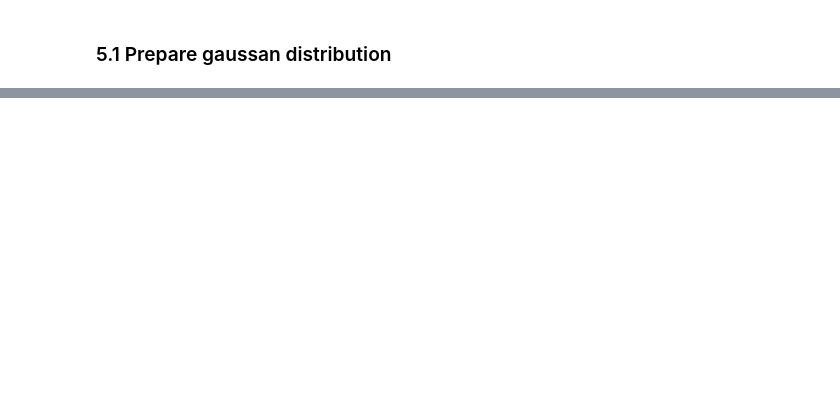
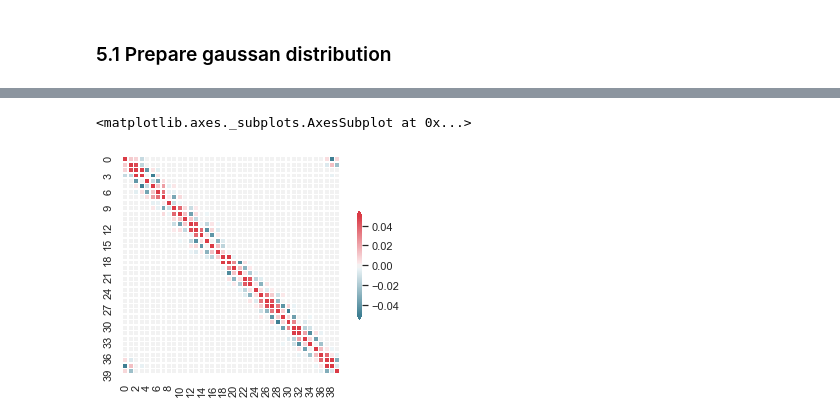
Before and after one commit to Toyo-Daichi/DA_basic, a Jupyter notebook: exp_view.ipynb, the cells around one changed output, grey strips where cells are left out. Drawn from its saved outputs; the diff is of its cells as text; code cells hidden in the pictures; blank space fills up the shorter version.

```diff
--- a/exp_view.ipynb
+++ b/exp_view.ipynb
@@ -214,3 +215,4 @@ obs_score = csv2list(obs_path).reshape(obs_timeshape, ny)
 num_kind = 1
 kf_anl_score = csv2list(path_kf).reshape(timeshape, nx)
 kf_anlinc_score = csv2list(path_kf_anlinc).reshape(obs_timeshape, nx)
+kf_errcov_score = csv2list(path_kf_errcov).reshape(obs_timeshape,nx,nx)
@@ -379,0 +462,18 @@ cross_corrdraw.legend(loc='upper right')
+# %%
+opt_time =  2
+errcov_mtx = kf_errcov_score[opt_time]
+# %%
+fig, ax = plt.subplots()
+
+errcov_draw = ax
+cmap = sns.diverging_palette(220, 10, as_cmap=True)
+sns.set(style='white')
+sns.heatmap(
+    data=errcov_mtx, cmap=cmap,
+    vmax=0.05, vmin=-0.05, center=0,
+    square=True, linewidths=.5,
+    cbar_kws={"shrink": .5, "extend": 'both'},
+)
+# %% [output]
+<matplotlib.axes._subplots.AxesSubplot at 0x...>
+[figure, added]
```
Also changed, not shown: parts of 17 cells of this notebook, 3 other files.
